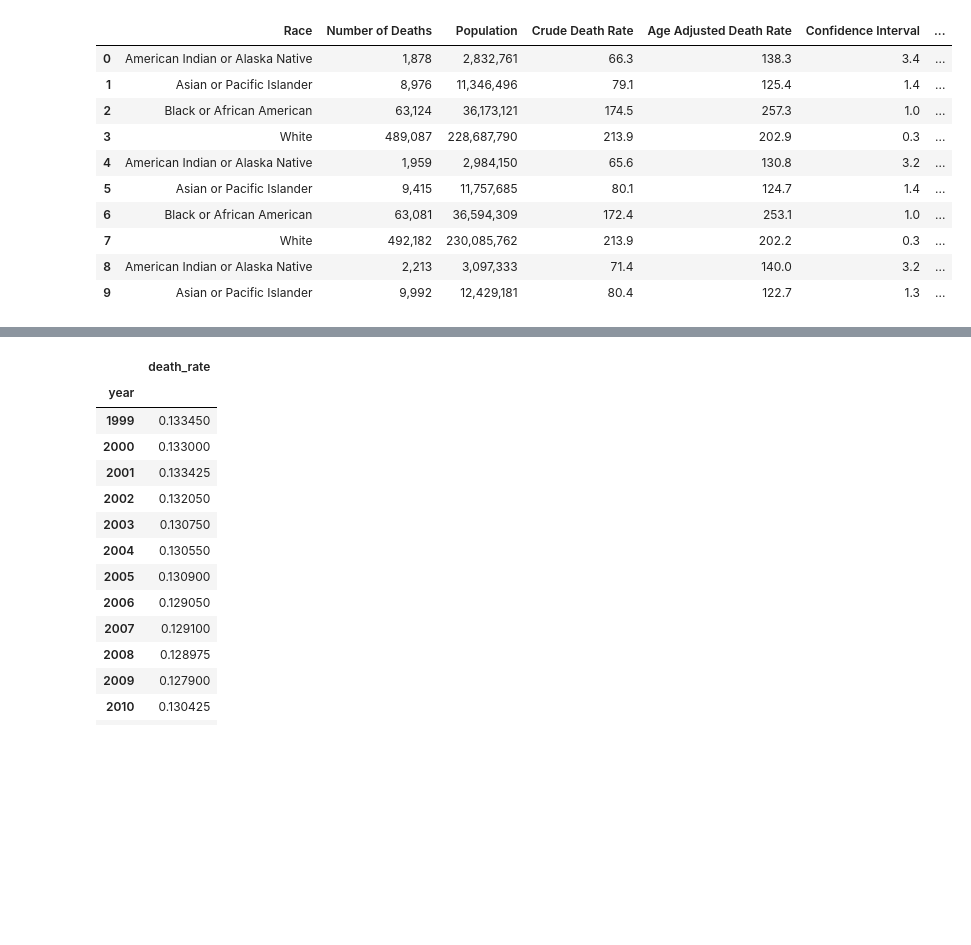
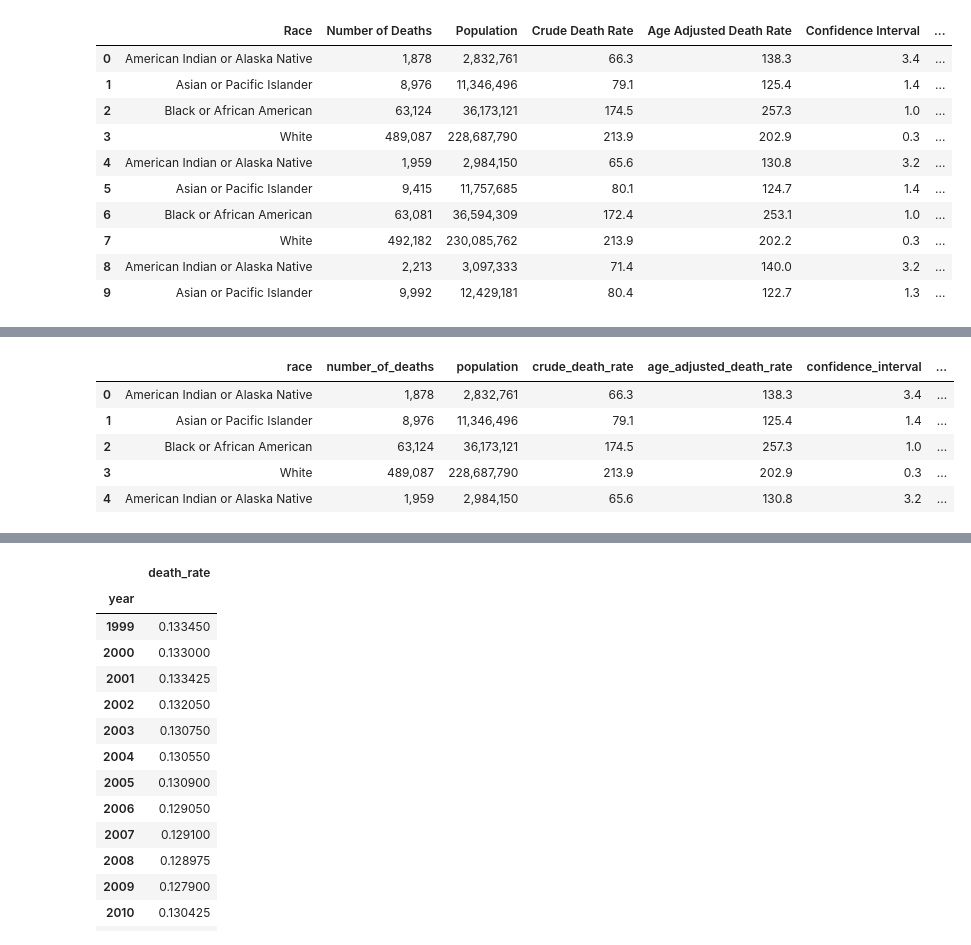
Before and after one commit to Caveexplorer/cdc_api_project, a Jupyter notebook: cdc_eda.ipynb, the cells around one changed output, grey strips where cells are left out. Cells and saved outputs as stored; diff of their text form; code cells hidden in the pictures; blank space fills up the shorter version.

```diff
--- a/cdc_eda.ipynb
+++ b/cdc_eda.ipynb
@@ -34,0 +32,19 @@ dtype: object
+# %%
+# remove capitals and replace spaces with underscores in column names
+old_names = list(df.columns)
+formatted_names = []
+for name in old_names:
+    name = str.lower(name)
+    name = name.replace(' ', '_')
+    formatted_names.append(name)
+
+mapper = dict(zip(old_names, formatted_names))
+df.rename(mapper = mapper, axis = 1, inplace = True)
+df.head()
+# %% [output]
+|  | race | number_of_deaths | population | crude_death_rate | age_adjusted_death_rate | confidence_interval | ... |
+| 0 | American Indian or Alaska Native | 1,878 | 2,832,761 | 66.3 | 138.3 | 3.4 | ... |
+| 1 | Asian or Pacific Islander | 8,976 | 11,346,496 | 79.1 | 125.4 | 1.4 | ... |
+| 2 | Black or African American | 63,124 | 36,173,121 | 174.5 | 257.3 | 1.0 | ... |
+| 3 | White | 489,087 | 228,687,790 | 213.9 | 202.9 | 0.3 | ... |
+| 4 | American Indian or Alaska Native | 1,959 | 2,984,150 | 65.6 | 130.8 | 3.2 | ... |
```
Also changed, not shown: parts of 12 cells of this notebook, 1 other file.
